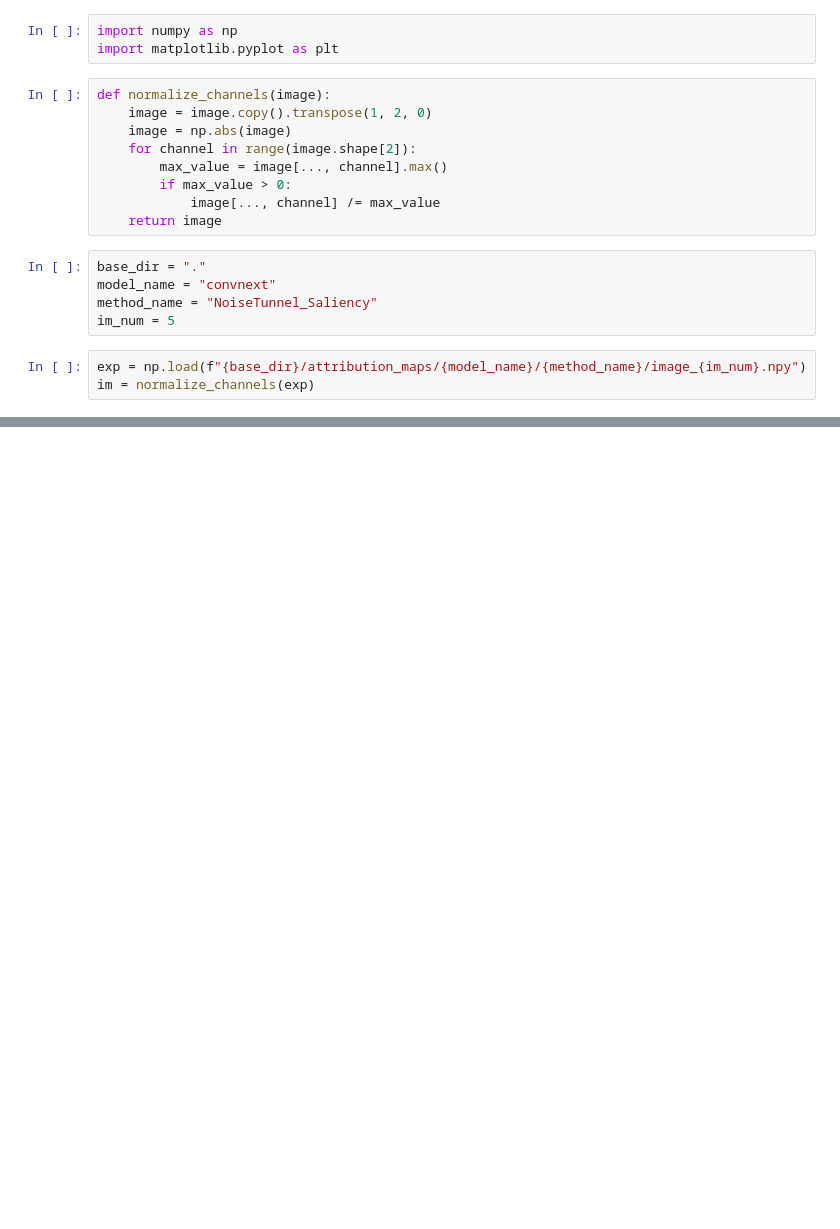
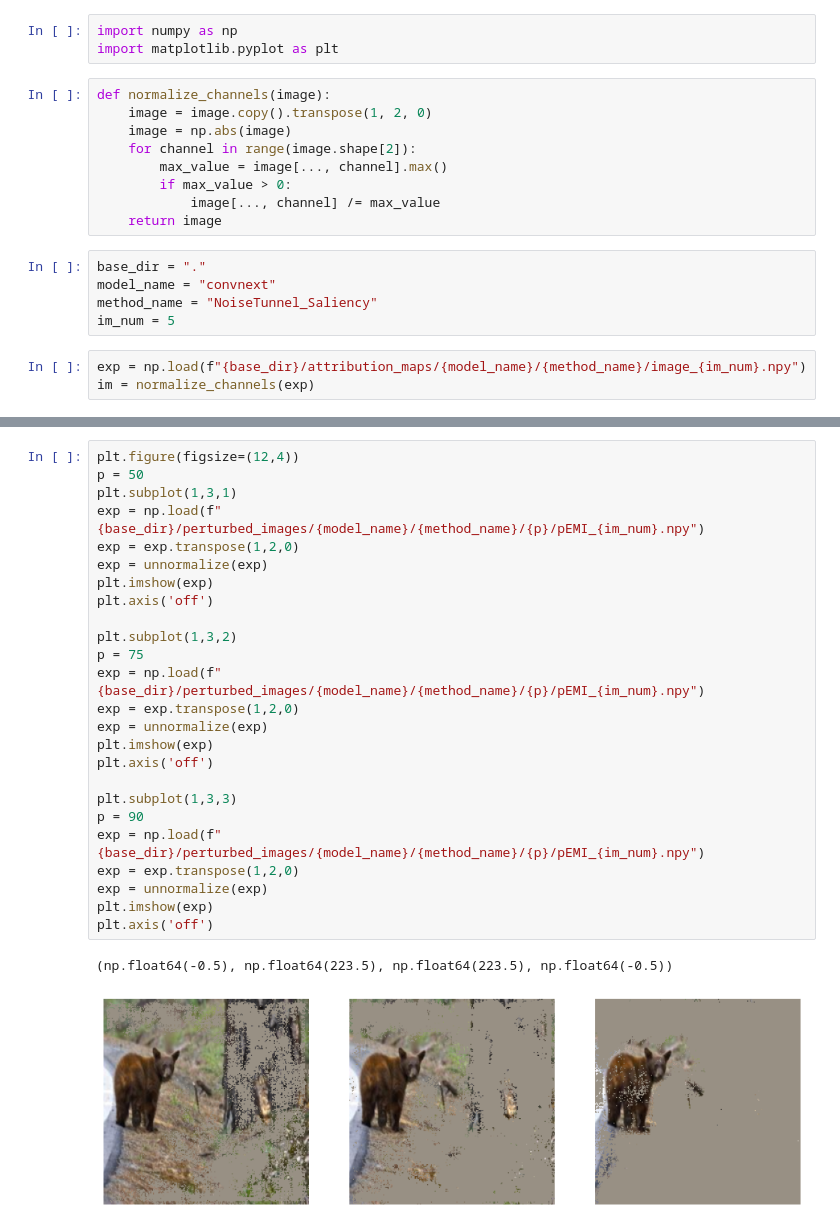
Before and after one commit to vital-kolab/maps, a Jupyter notebook: visualize_explanations.ipynb, the cells around one changed output, grey strips where cells are left out. Drawn from its saved outputs; the diff is of its cells as text; blank space fills up the shorter version.

```diff
--- a/visualize_explanations.ipynb
+++ b/visualize_explanations.ipynb
@@ -25,0 +34,28 @@ plt.imshow(im.mean(axis=2), cmap="jet")
+# %%
+plt.figure(figsize=(12,4))
+p = 50
+plt.subplot(1,3,1)
+exp = np.load(f"{base_dir}/perturbed_images/{model_name}/{method_name}/{p}/pEMI_{im_num}.npy")
+exp = exp.transpose(1,2,0)
+exp = unnormalize(exp)
+plt.imshow(exp)
+plt.axis('off')
+
+plt.subplot(1,3,2)
+p = 75
+exp = np.load(f"{base_dir}/perturbed_images/{model_name}/{method_name}/{p}/pEMI_{im_num}.npy")
+exp = exp.transpose(1,2,0)
+exp = unnormalize(exp)
+plt.imshow(exp)
+plt.axis('off')
+
+plt.subplot(1,3,3)
+p = 90
+exp = np.load(f"{base_dir}/perturbed_images/{model_name}/{method_name}/{p}/pEMI_{im_num}.npy")
+exp = exp.transpose(1,2,0)
+exp = unnormalize(exp)
+plt.imshow(exp)
+plt.axis('off')
+# %% [output]
+(np.float64(-0.5), np.float64(223.5), np.float64(223.5), np.float64(-0.5))
+[figure, added]
```
Also changed, not shown: parts of 2 cells of this notebook, 4 other files.
